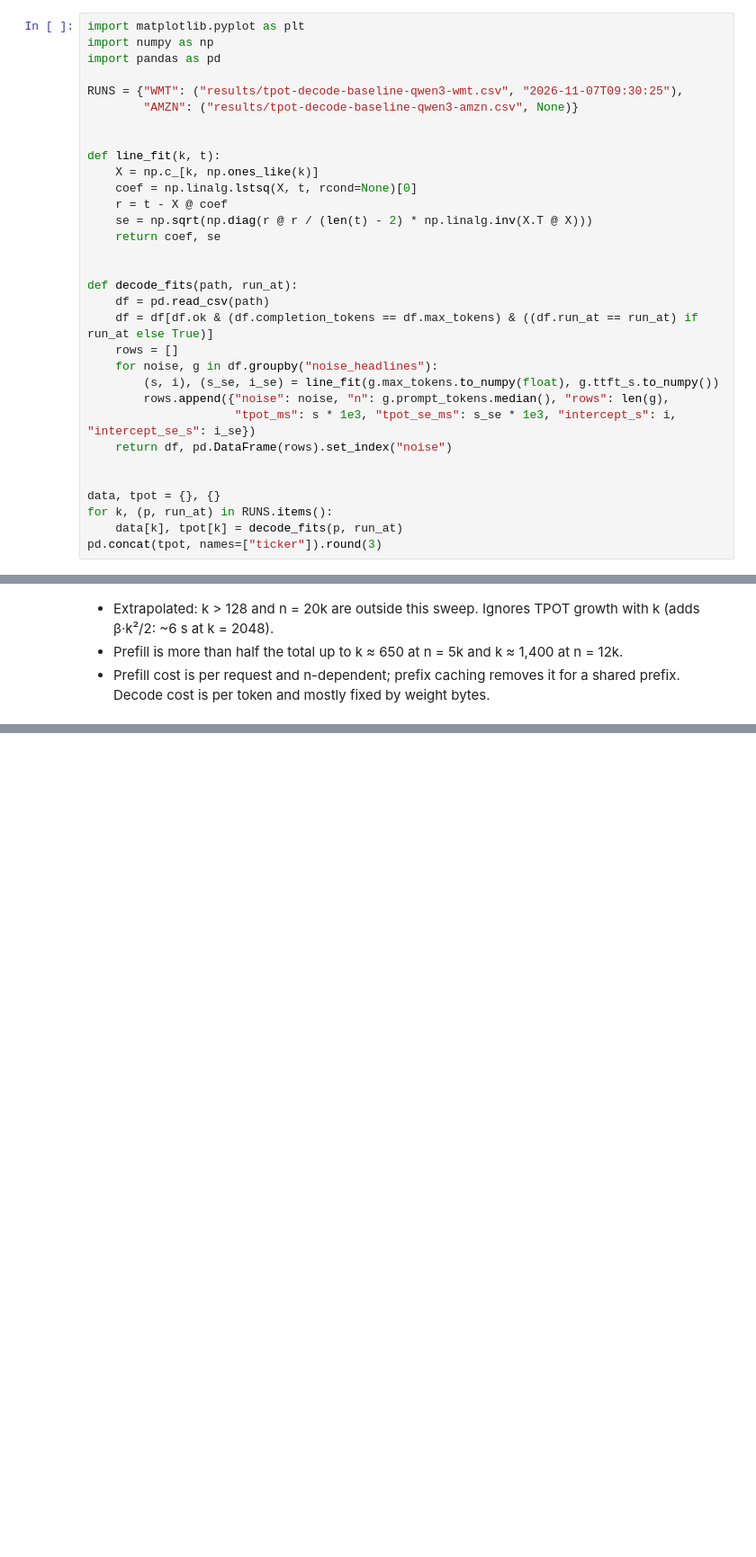
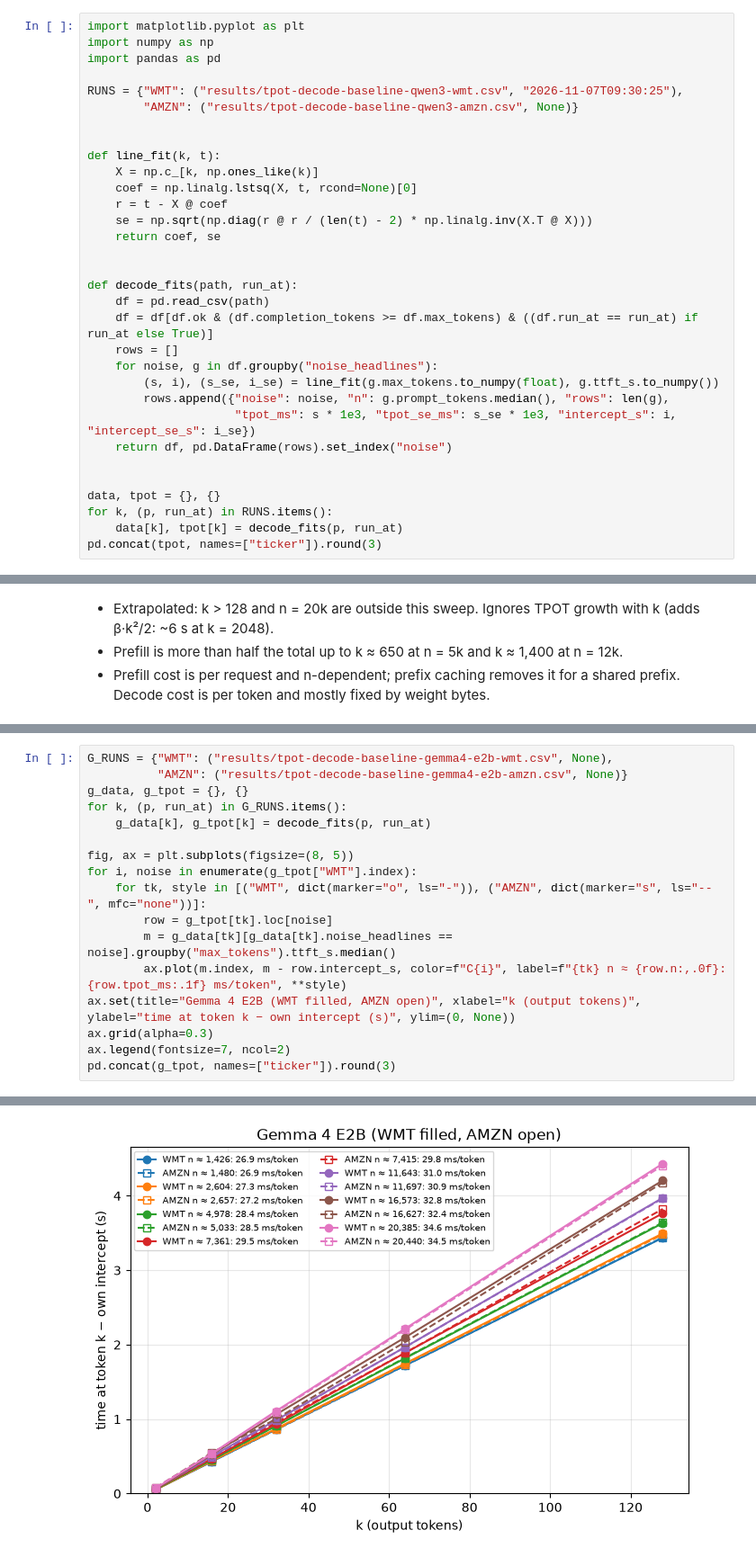
Before and after one commit to scalezen/vllm-market-agent, a Jupyter notebook: benchmarks/decode_tpot.ipynb, the cells around one changed output, grey strips where cells are left out. Shown at 90% size. Cells and saved outputs as stored; diff of their text form; blank space fills up the shorter version.

Commit message:
Update TPOT performance notebook with gemma benchmarks.

```diff
--- a/benchmarks/decode_tpot.ipynb
+++ b/benchmarks/decode_tpot.ipynb
@@ -79,7 +82,7 @@ def line_fit(k, t):
 
 def decode_fits(path, run_at):
     df = pd.read_csv(path)
-    df = df[df.ok & (df.completion_tokens == df.max_tokens) & ((df.run_at == run_at) if run_at else True)]
+    df = df[df.ok & (df.completion_tokens >= df.max_tokens) & ((df.run_at == run_at) if run_at else True)]
     rows = []
     for noise, g in df.groupby("noise_headlines"):
         (s, i), (s_se, i_se) = line_fit(g.max_tokens.to_numpy(float), g.ttft_s.to_numpy())
@@ -253,0 +270,18 @@ pd.DataFrame(rows).set_index(["n", "k"]).round(1)
+# %%
+G_RUNS = {"WMT": ("results/tpot-decode-baseline-gemma4-e2b-wmt.csv", None),
+          "AMZN": ("results/tpot-decode-baseline-gemma4-e2b-amzn.csv", None)}
+g_data, g_tpot = {}, {}
+for k, (p, run_at) in G_RUNS.items():
+    g_data[k], g_tpot[k] = decode_fits(p, run_at)
+
+fig, ax = plt.subplots(figsize=(8, 5))
+for i, noise in enumerate(g_tpot["WMT"].index):
+    for tk, style in [("WMT", dict(marker="o", ls="-")), ("AMZN", dict(marker="s", ls="--", mfc="none"))]:
+        row = g_tpot[tk].loc[noise]
+        m = g_data[tk][g_data[tk].noise_headlines == noise].groupby("max_tokens").ttft_s.median()
+        ax.plot(m.index, m - row.intercept_s, color=f"C{i}", label=f"{tk} n ≈ {row.n:,.0f}: {row.tpot_ms:.1f} ms/token", **style)
+ax.set(title="Gemma 4 E2B (WMT filled, AMZN open)", xlabel="k (output tokens)", ylabel="time at token k − own intercept (s)", ylim=(0, None))
+ax.grid(alpha=0.3)
+ax.legend(fontsize=7, ncol=2)
+pd.concat(g_tpot, names=["ticker"]).round(3)
+# %% [output]
@@ -253,0 +304 @@ pd.DataFrame(rows).set_index(["n", "k"]).round(1)
+[figure, added]
```
Also changed, not shown: parts of 12 cells of this notebook.
